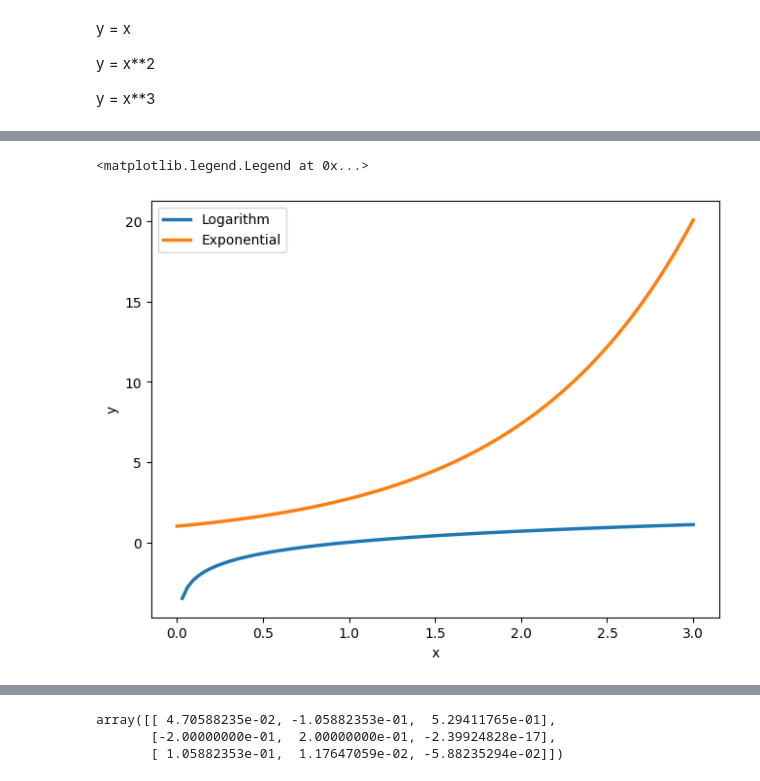
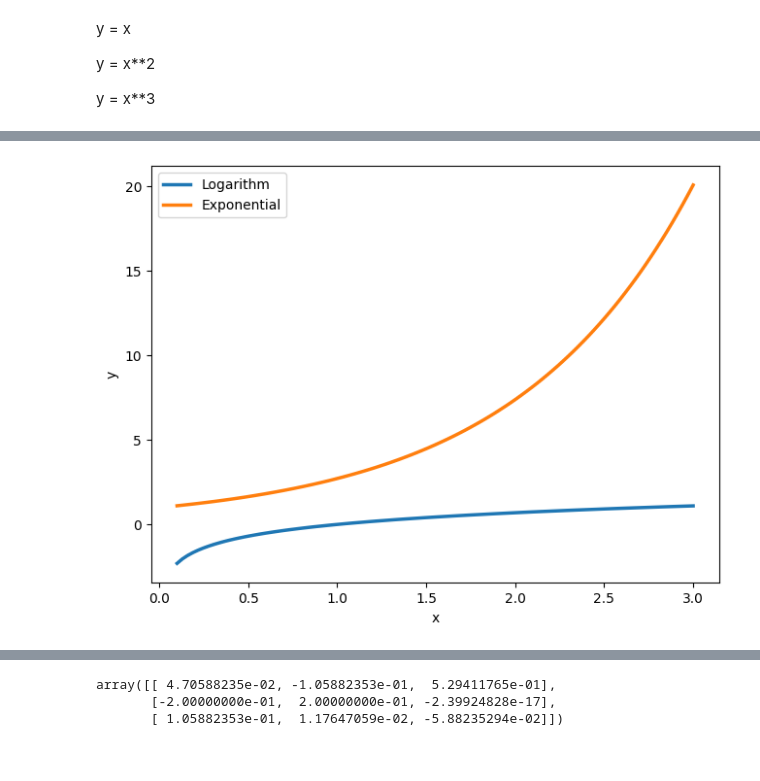
Before and after one commit to CoderAalok/Python_Libraries, a Jupyter notebook: Data visualization/getVisualization.ipynb, the cells around one changed output, grey strips where cells are left out. Saved outputs shown, nothing was run; the diff lists cells and outputs as text; code cells hidden in the pictures.

```diff
--- a/Data visualization/getVisualization.ipynb
+++ b/Data visualization/getVisualization.ipynb
@@ -59,19 +60,19 @@ ax.legend()
 [figure]
 # %%
-y = np.linspace(0,3,100)
+y = np.linspace(0.1,3,100)
 x = y
 
 fig,ax = plt.subplots(layout='constrained')
 ax.set_xlabel('x')
 ax.set_ylabel('y')
 
 ax.plot(y,log(x), label='Logarithm', linewidth=2.5)
 ax.plot(y,e**x, label='Exponential', linewidth=2.5)
 
 ax.legend()
+plt.show()
 # %% [output]
-<matplotlib.legend.Legend at 0x...>
-[figure, old version]
+[figure, new version]
 # %%
 y = np.linspace(0,20,100)
 x = y
```
Also changed, not shown: parts of 7 cells of this notebook, 1 other file.
